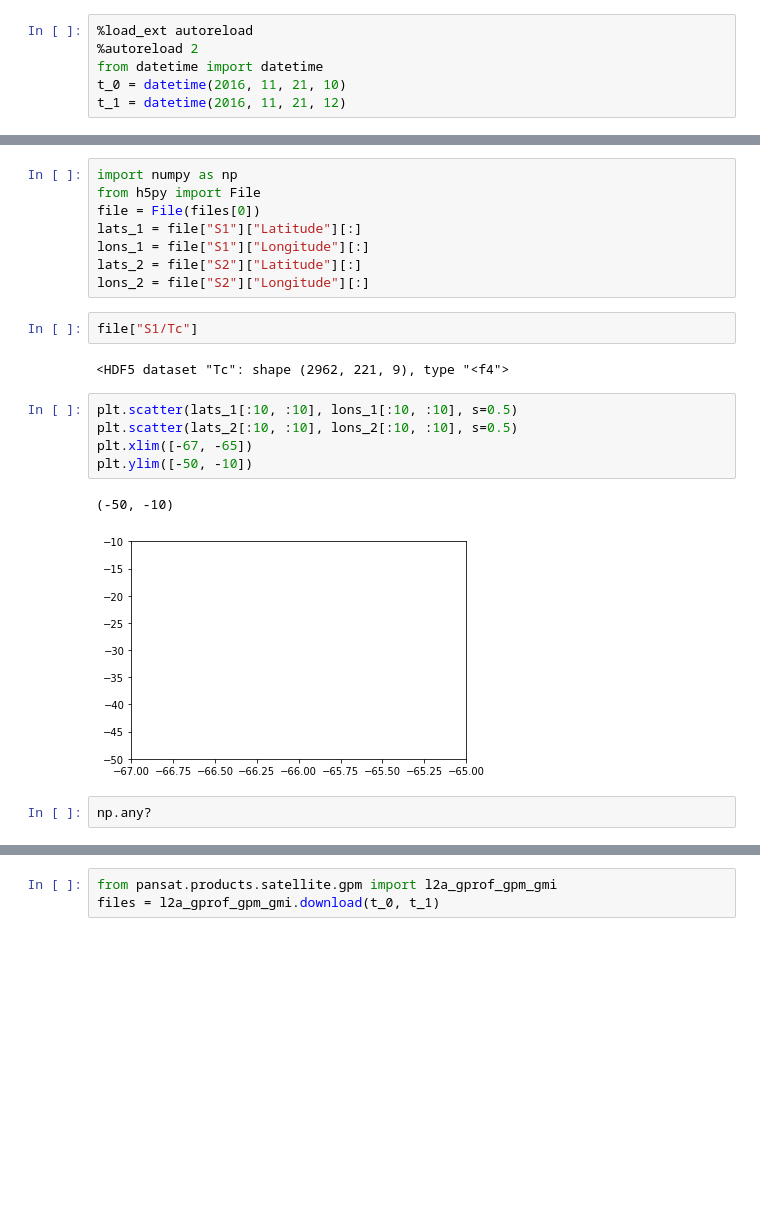
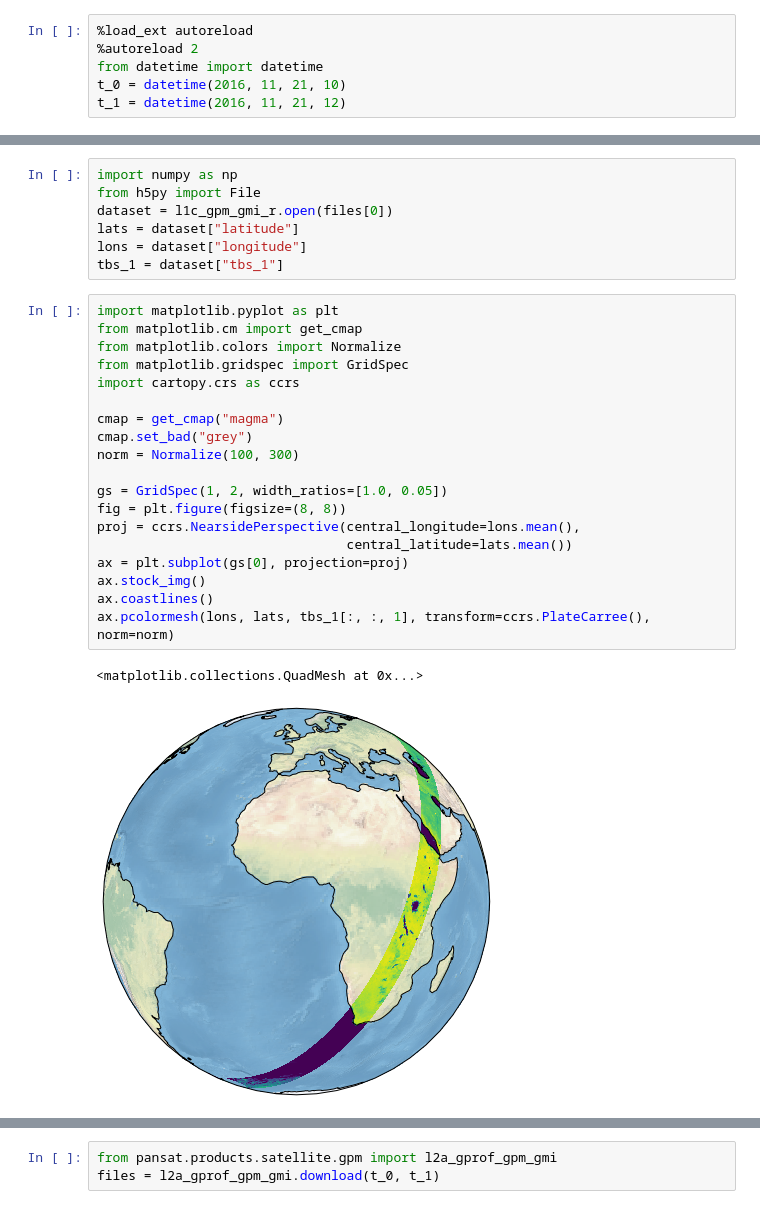
Before and after one commit to SEE-GEO/pansat, a Jupyter notebook: notebooks/products/gpm.ipynb, the cells around one changed output, grey strips where cells are left out. Saved outputs shown, nothing was run; the diff lists cells and outputs as text; blank space fills up the shorter version.

```diff
--- a/notebooks/products/gpm.ipynb
+++ b/notebooks/products/gpm.ipynb
@@ -23,22 +20,29 @@ Please enter your pansat user password:
-# %%
-import numpy as np
-from h5py import File
-file = File(files[0])
-lats_1 = file["S1"]["Latitude"][:]
-lons_1 = file["S1"]["Longitude"][:]
-lats_2 = file["S2"]["Latitude"][:]
-lons_2 = file["S2"]["Longitude"][:]
-# %%
-file["S1/Tc"]
-# %% [output]
-<HDF5 dataset "Tc": shape (2962, 221, 9), type "<f4">
-# %%
-plt.scatter(lats_1[:10, :10], lons_1[:10, :10], s=0.5)
-plt.scatter(lats_2[:10, :10], lons_2[:10, :10], s=0.5)
-plt.xlim([-67, -65])
-plt.ylim([-50, -10])
-# %% [output]
-(-50, -10)
-[figure, removed]
-# %%
-np.any?
+# %%
+import numpy as np
+from h5py import File
+dataset = l1c_gpm_gmi_r.open(files[0])
+lats = dataset["latitude"]
+lons = dataset["longitude"]
+tbs_1 = dataset["tbs_1"]
+# %%
+import matplotlib.pyplot as plt
+from matplotlib.cm import get_cmap
+from matplotlib.colors import Normalize
+from matplotlib.gridspec import GridSpec
+import cartopy.crs as ccrs
+
+cmap = get_cmap("magma")
+cmap.set_bad("grey")
+norm = Normalize(100, 300)
+
+gs = GridSpec(1, 2, width_ratios=[1.0, 0.05])
+fig = plt.figure(figsize=(8, 8))
+proj = ccrs.NearsidePerspective(central_longitude=lons.mean(),
+                                central_latitude=lats.mean())
+ax = plt.subplot(gs[0], projection=proj)
+ax.stock_img()
+ax.coastlines()
+ax.pcolormesh(lons, lats, tbs_1[:, :, 1], transform=ccrs.PlateCarree(), norm=norm)
+# %% [output]
+<matplotlib.collections.QuadMesh at 0x...>
+[figure, added]
```
Also changed, not shown: parts of 27 cells of this notebook, 11 other files.
